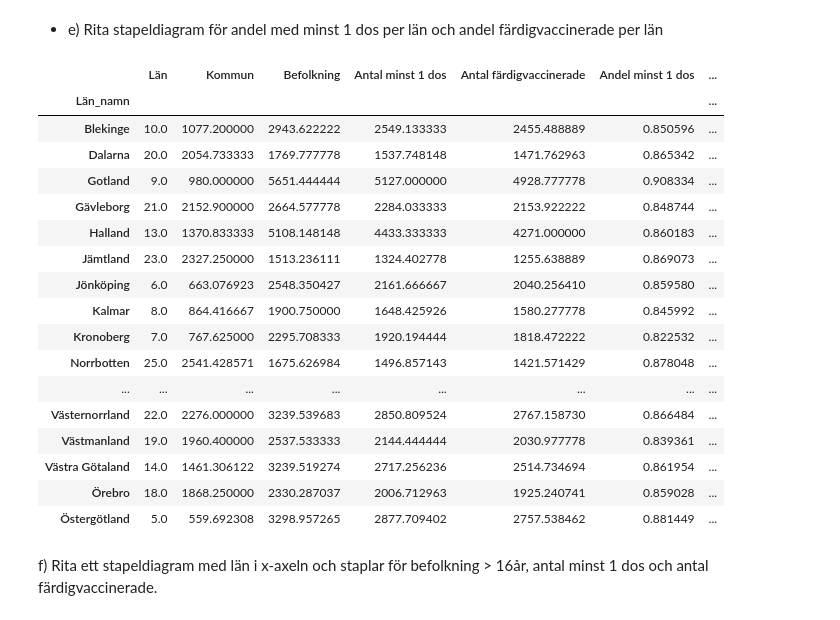
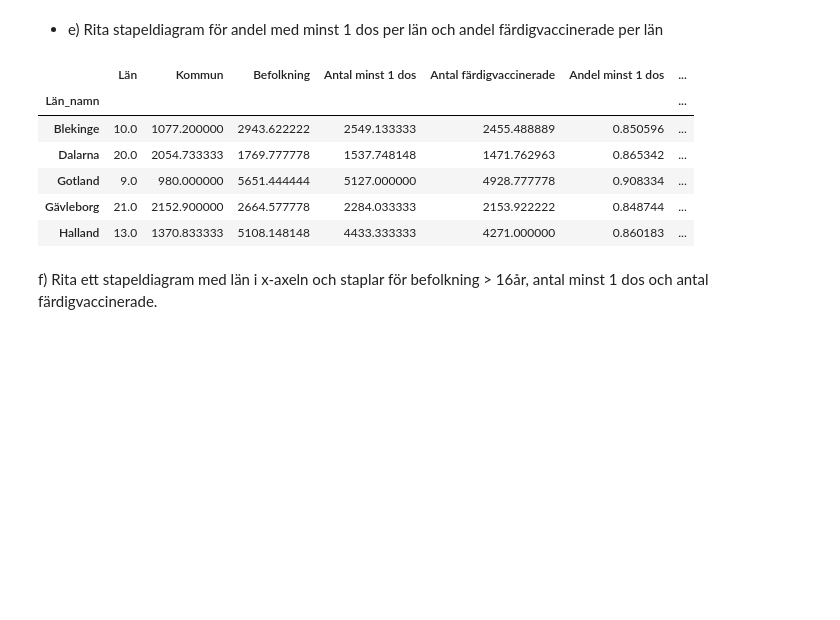
Before and after one commit to cooperhankun/DataBehandling-KunHan, a Jupyter notebook: Labs/lab1.ipynb, the cells around one changed output. Drawn from its saved outputs; the diff is of its cells as text; code cells hidden in the pictures; blank space fills up the shorter version.

```diff
--- a/Labs/lab1.ipynb
+++ b/Labs/lab1.ipynb
@@ -122,26 +122,15 @@ There are totally 2040480 barn under 16 years old (include 16 years old) in Swed
 - e) Rita stapeldiagram för andel med minst 1 dos per län och andel färdigvaccinerade per län
 # %%
 covid19_vaccin_lan = covid19_vaccin.groupby(["Län_namn"]).mean()
-covid19_vaccin_lan
+covid19_vaccin_lan.head()
 # %% [output]
 |  | Län | Kommun | Befolkning | Antal minst 1 dos | Antal färdigvaccinerade | Andel minst 1 dos | ... |
 | Län_namn |  |  |  |  |  |  | ... |
 | Blekinge | 10.0 | 1077.200000 | 2943.622222 | 2549.133333 | 2455.488889 | 0.850596 | ... |
 | Dalarna | 20.0 | 2054.733333 | 1769.777778 | 1537.748148 | 1471.762963 | 0.865342 | ... |
 | Gotland | 9.0 | 980.000000 | 5651.444444 | 5127.000000 | 4928.777778 | 0.908334 | ... |
 | Gävleborg | 21.0 | 2152.900000 | 2664.577778 | 2284.033333 | 2153.922222 | 0.848744 | ... |
 | Halland | 13.0 | 1370.833333 | 5108.148148 | 4433.333333 | 4271.000000 | 0.860183 | ... |
-| Jämtland | 23.0 | 2327.250000 | 1513.236111 | 1324.402778 | 1255.638889 | 0.869073 | ... |
-| Jönköping | 6.0 | 663.076923 | 2548.350427 | 2161.666667 | 2040.256410 | 0.859580 | ... |
-| Kalmar | 8.0 | 864.416667 | 1900.750000 | 1648.425926 | 1580.277778 | 0.845992 | ... |
-| Kronoberg | 7.0 | 767.625000 | 2295.708333 | 1920.194444 | 1818.472222 | 0.822532 | ... |
-| Norrbotten | 25.0 | 2541.428571 | 1675.626984 | 1496.857143 | 1421.571429 | 0.878048 | ... |
-| ... | ... | ... | ... | ... | ... | ... | ... |
-| Västernorrland | 22.0 | 2276.000000 | 3239.539683 | 2850.809524 | 2767.158730 | 0.866484 | ... |
-| Västmanland | 19.0 | 1960.400000 | 2537.533333 | 2144.444444 | 2030.977778 | 0.839361 | ... |
-| Västra Götaland | 14.0 | 1461.306122 | 3239.519274 | 2717.256236 | 2514.734694 | 0.861954 | ... |
-| Örebro | 18.0 | 1868.250000 | 2330.287037 | 2006.712963 | 1925.240741 | 0.859028 | ... |
-| Östergötland | 5.0 | 559.692308 | 3298.957265 | 2877.709402 | 2757.538462 | 0.881449 | ... |
 # %%
 px.bar(covid19_vaccin_lan, x=covid19_vaccin_lan.index, y="Andel minst 1 dos", title="Andel med minst 1 dos per län")
 # %%
```
Also changed, not shown: parts of 1 cell of this notebook, 6 other files.
